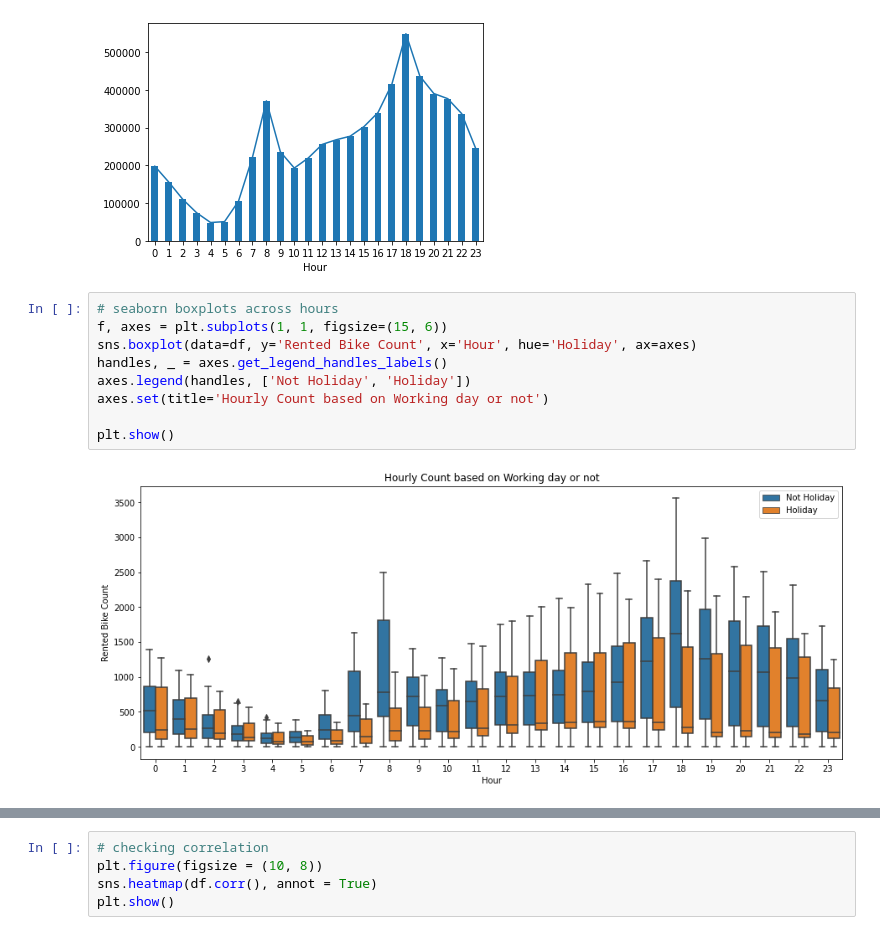
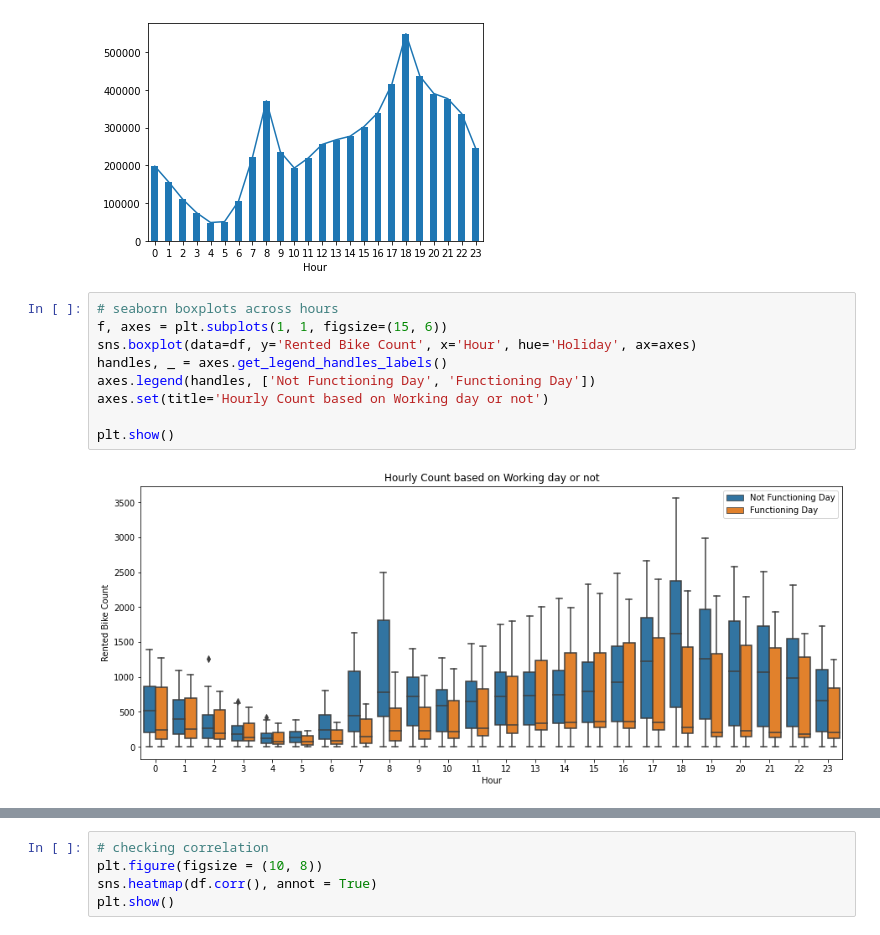
Before and after one commit to Arch0/bike-sharing, a Jupyter notebook: Bike_Sharing_Demand_Prediction_Capstone_Project.ipynb, the cells around one changed output, grey strips where cells are left out. Drawn from its saved outputs; the diff is of its cells as text.

```diff
--- a/Bike_Sharing_Demand_Prediction_Capstone_Project.ipynb
+++ b/Bike_Sharing_Demand_Prediction_Capstone_Project.ipynb
@@ -262,11 +262,11 @@ df.groupby('Hour').sum()['Rented Bike Count'].plot()
 # %%
 # seaborn boxplots across hours
 f, axes = plt.subplots(1, 1, figsize=(15, 6))
 sns.boxplot(data=df, y='Rented Bike Count', x='Hour', hue='Holiday', ax=axes)
 handles, _ = axes.get_legend_handles_labels()
-axes.legend(handles, ['Not Holiday', 'Holiday'])
+axes.legend(handles, ['Not Functioning Day', 'Functioning Day'])
 axes.set(title='Hourly Count based on Working day or not')
 
 plt.show()
 # %% [output]
-[figure, old version]
+[figure, new version]
```
Also changed, not shown: parts of 5 cells of this notebook.
